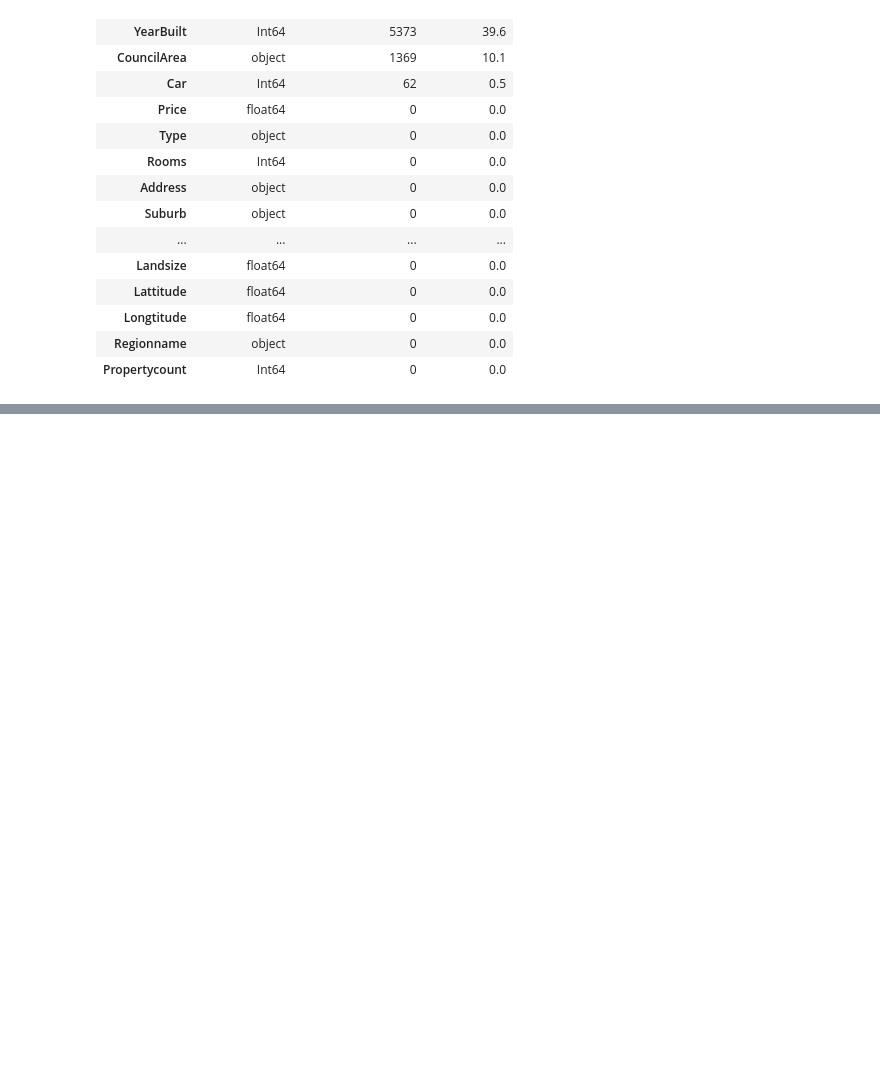
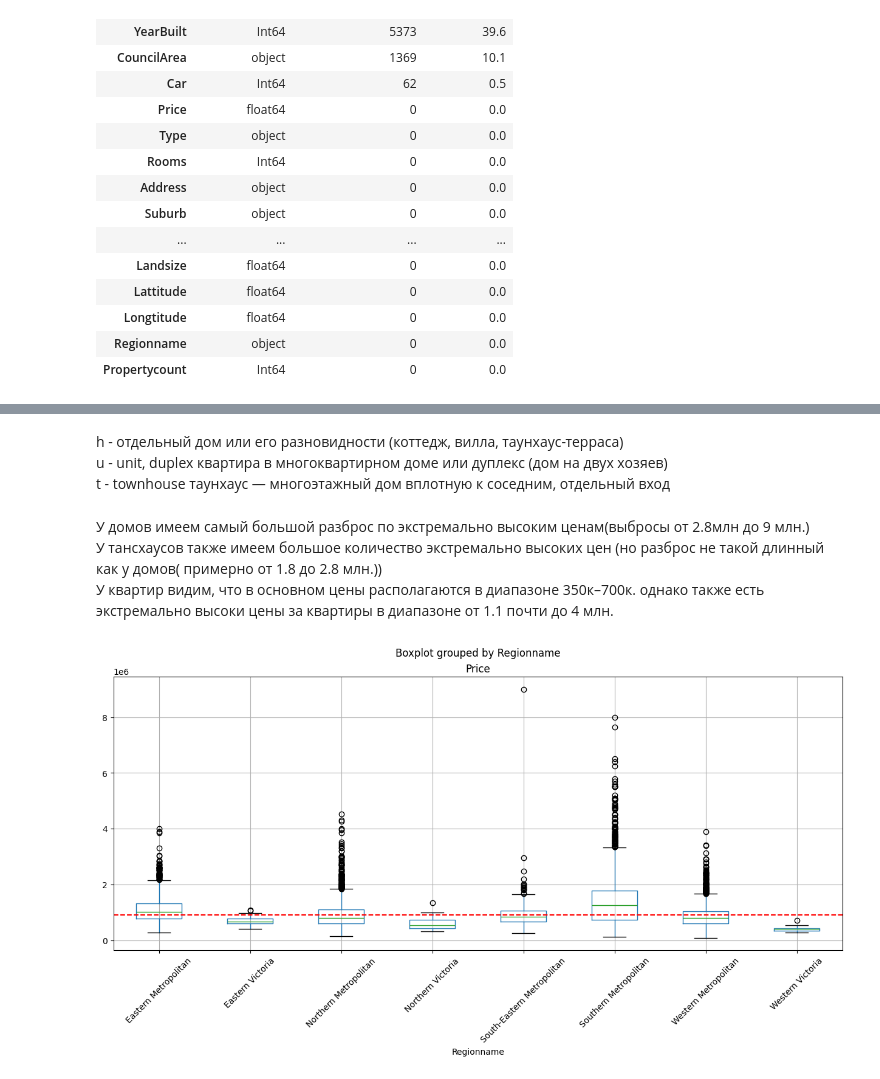
Before and after one commit to Alister44/Melbourne_Housing, a Jupyter notebook: notebooks/solution_easy.ipynb, the cells around one changed output, grey strips where cells are left out. Drawn from its saved outputs; the diff is of its cells as text; code cells hidden in the pictures; blank space fills up the shorter version.

```diff
--- a/notebooks/solution_easy.ipynb
+++ b/notebooks/solution_easy.ipynb
@@ -274,0 +285,14 @@ sns.histplot(df['Price'], kde=True)
+# %% [markdown]
+h - отдельный дом или его разновидности (коттедж, вилла, таунхаус-терраса)
+u - unit, duplex квартира в многоквартирном доме или дуплекс (дом на двух хозяев)
+t - townhouse таунхаус — многоэтажный дом вплотную к соседним, отдельный вход
+# %% [markdown]
+У домов имеем самый большой разброс по экстремально высоким ценам(выбросы от 2.8млн до 9 млн.)
+У тансхаусов также имеем большое количество экстремально высоких цен (но разброс не такой длинный как у домов( примерно от 1.8 до 2.8 млн.))
+У квартир видим, что в основном цены располагаются в диапазоне 350к–700к. однако также есть экстремально высоки цены за квартиры в диапазоне от 1.1 почти до 4 млн.
+# %%
+ax = df.boxplot(column="Price", by="Regionname", figsize=(15, 6), rot=45,grid=True)
+ax.axhline(df['Price'].median(), color='red', linestyle='--')
+plt.show()
+# %% [output]
+[figure, added]
```
Also changed, not shown: parts of 12 cells of this notebook.
